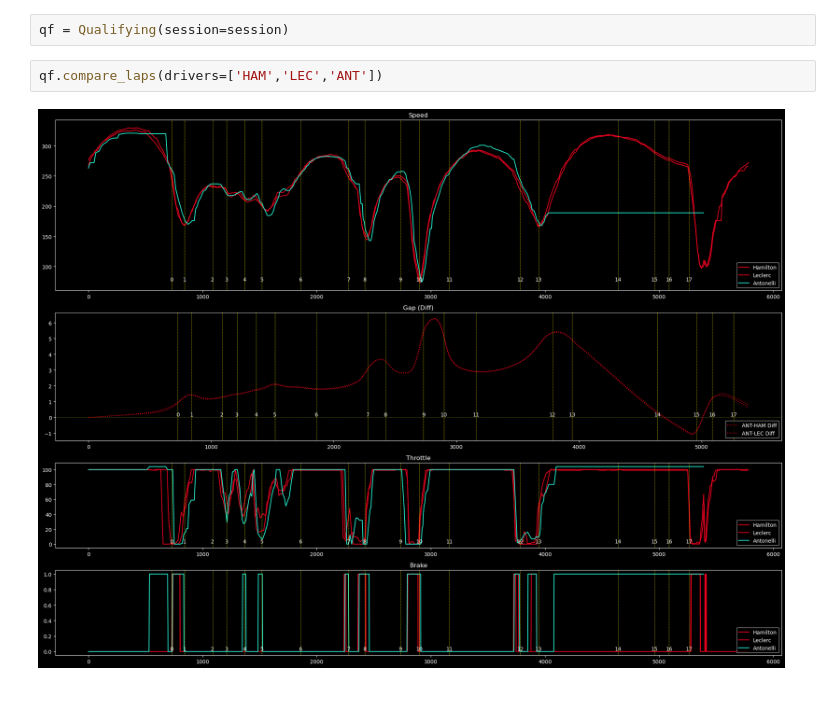
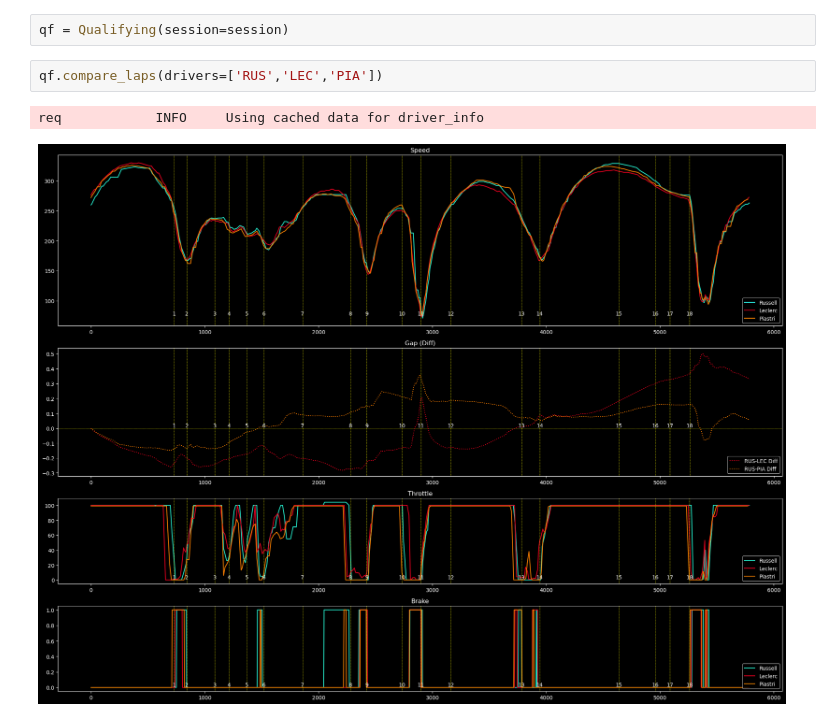
Before and after one commit to Sanket-g-75/F1_Analysis, a Jupyter notebook: test.ipynb, the cells around one changed output. Cells and saved outputs as stored; diff of their text form.

```diff
--- a/test.ipynb
+++ b/test.ipynb
@@ -36,6 +36,7 @@ core           INFO     Finished loading data for 22 drivers: ['12', '63', '81',
 # %%
 qf = Qualifying(session=session)
 # %%
-qf.compare_laps(drivers=['HAM','LEC','ANT'])
+qf.compare_laps(drivers=['RUS','LEC','PIA'])
 # %% [output]
+req            INFO     Using cached data for driver_info
-[figure, old version]
+[figure, new version]
```
Also changed, not shown: parts of 2 cells of this notebook, 3 other files.
